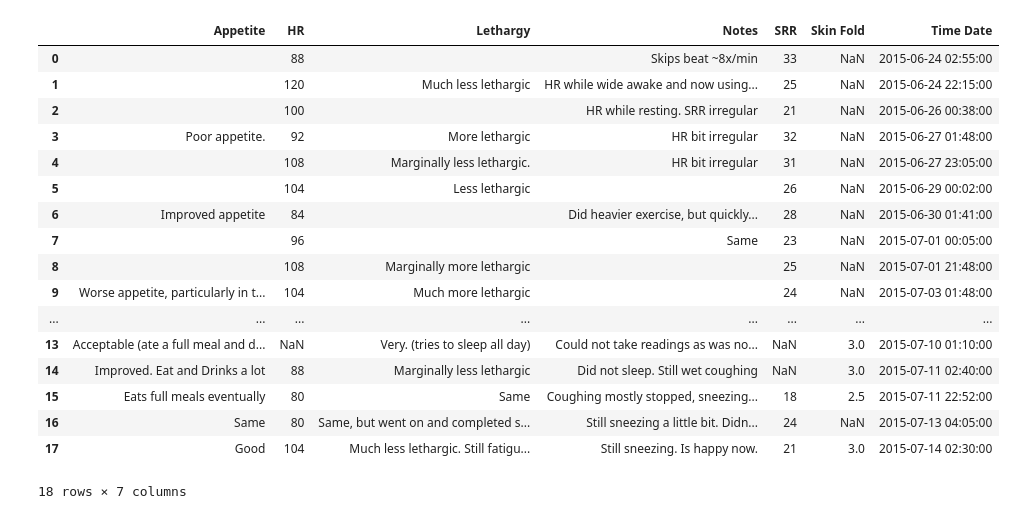
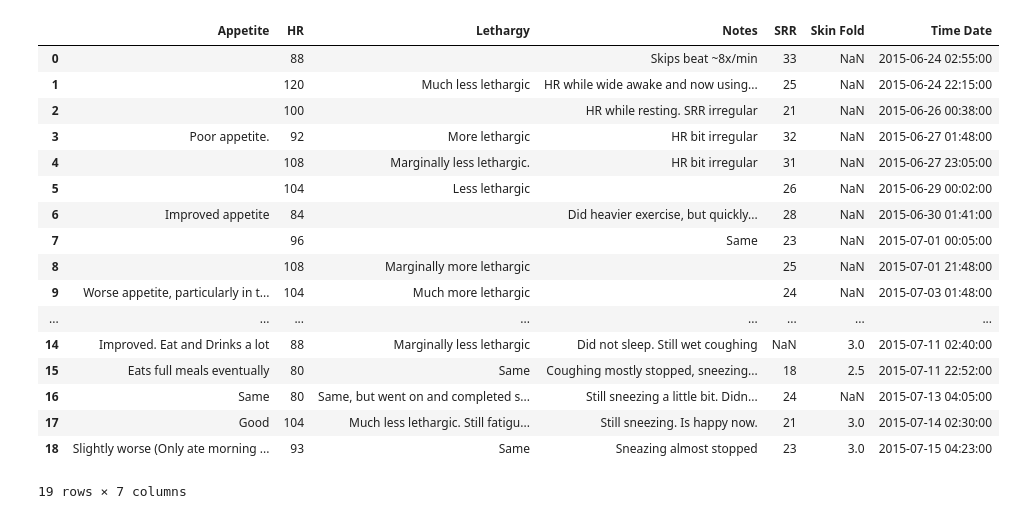
Before and after one commit to adampiskorski/gangster-health, a Jupyter notebook: records.ipynb, the cells around one changed output. Drawn from its saved outputs; the diff is of its cells as text; code cells hidden in the pictures.

```diff
--- a/records.ipynb
+++ b/records.ipynb
@@ -22,7 +22,8 @@ data = {
                   dt.datetime(2015,7,11,2,40),
                   dt.datetime(2015,7,11,22,52),
                   dt.datetime(2015,7,13,4,5),
-                  dt.datetime(2015,7,14,2,30)],
+                  dt.datetime(2015,7,14,2,30),
+                  dt.datetime(2015,7,15,4,23)],
     'SRR': [33,
             25,
             21,
@@ -40,7 +41,8 @@ data = {
             None,
             18,
             24,
-            21],
+            21,
+            23],
     'HR':  [88,
             120,
             100,
@@ -58,7 +60,8 @@ data = {
             88,
             80,
             80,
-            104],
+            104,
+            93],
     'Skin Fold': [None,
                   None,
                   None,
@@ -76,6 +79,7 @@ data = {
                   3,
                   2.5,
                   None,
+                  3,
                   3],
     'Notes': ['Skips beat ~8x/min',
               'HR while wide awake and now using stethoscope',
@@ -94,7 +98,8 @@ data = {
               'Did not sleep. Still wet coughing',
               'Coughing mostly stopped, sneezing instead. Is uncomfortable after meal\drink',
               "Still sneezing a little bit. Didn't take skin fold as didn't want to wake up.",
-              'Still sneezing. Is happy now.'],
+              'Still sneezing. Is happy now.',
+              'Sneazing almost stopped'],
     'Appetite': ['',
                  '',
                  '',
@@ -112,7 +117,8 @@ data = {
                  'Improved. Eat and Drinks a lot',
                  'Eats full meals eventually',
                  'Same',
-                 'Good'],
+                 'Good',
+                 'Slightly worse (Only ate morning meal)'],
     'Lethargy': ['',
                  'Much less lethargic',
                  '',
@@ -120,40 +126,41 @@ data = {
                  'Marginally less lethargic.',
                  'Less lethargic',
                  '',
                  '',
                  'Marginally more lethargic',
                  'Much more lethargic',
                  'Less lethargic',
                  'Slightly more lethargic.',
                  'More lethargic',
                  'Very. (tries to sleep all day)',
                  'Marginally less lethargic',
                  'Same',
                  'Same, but went on and completed small walk.',
-                 'Much less lethargic. Still fatigued on excercise'],
+                 'Much less lethargic. Still fatigued on excercise',
+                 'Same'],
 }
 
 df = pd.DataFrame(data)
 df
 # %% [output]
 |  | Appetite | HR | Lethargy | Notes | SRR | Skin Fold | Time Date |
 | 0 |  | 88 |  | Skips beat ~8x/min | 33 | NaN | 2015-06-24 02:55:00 |
 | 1 |  | 120 | Much less lethargic | HR while wide awake and now using... | 25 | NaN | 2015-06-24 22:15:00 |
 | 2 |  | 100 |  | HR while resting. SRR irregular | 21 | NaN | 2015-06-26 00:38:00 |
 | 3 | Poor appetite. | 92 | More lethargic | HR bit irregular | 32 | NaN | 2015-06-27 01:48:00 |
 | 4 |  | 108 | Marginally less lethargic. | HR bit irregular | 31 | NaN | 2015-06-27 23:05:00 |
 | 5 |  | 104 | Less lethargic |  | 26 | NaN | 2015-06-29 00:02:00 |
 | 6 | Improved appetite | 84 |  | Did heavier exercise, but quickly... | 28 | NaN | 2015-06-30 01:41:00 |
 | 7 |  | 96 |  | Same | 23 | NaN | 2015-07-01 00:05:00 |
 | 8 |  | 108 | Marginally more lethargic |  | 25 | NaN | 2015-07-01 21:48:00 |
 | 9 | Worse appetite, particularly in t... | 104 | Much more lethargic |  | 24 | NaN | 2015-07-03 01:48:00 |
 | ... | ... | ... | ... | ... | ... | ... | ... |
-| 13 | Acceptable (ate a full meal and d... | NaN | Very. (tries to sleep all day) | Could not take readings as was no... | NaN | 3.0 | 2015-07-10 01:10:00 |
 | 14 | Improved. Eat and Drinks a lot | 88 | Marginally less lethargic | Did not sleep. Still wet coughing | NaN | 3.0 | 2015-07-11 02:40:00 |
 | 15 | Eats full meals eventually | 80 | Same | Coughing mostly stopped, sneezing... | 18 | 2.5 | 2015-07-11 22:52:00 |
 | 16 | Same | 80 | Same, but went on and completed s... | Still sneezing a little bit. Didn... | 24 | NaN | 2015-07-13 04:05:00 |
 | 17 | Good | 104 | Much less lethargic. Still fatigu... | Still sneezing. Is happy now. | 21 | 3.0 | 2015-07-14 02:30:00 |
+| 18 | Slightly worse (Only ate morning ... | 93 | Same | Sneazing almost stopped | 23 | 3.0 | 2015-07-15 04:23:00 |
-18 rows × 7 columns
+19 rows × 7 columns
 # %%
 print ggplot(df, aes(x='Time Date', y='SRR')) +\
     ggtitle('Sleeping Respiratory Rate against Time and Date') +\
```
Also changed, not shown: parts of 3 cells of this notebook.
